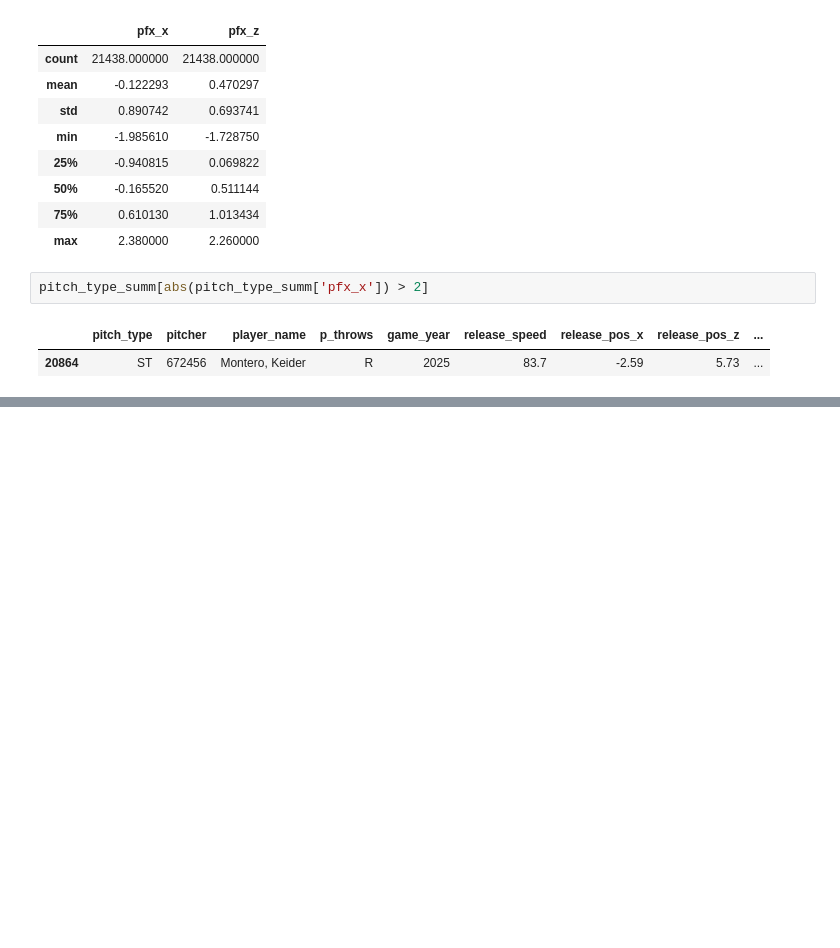
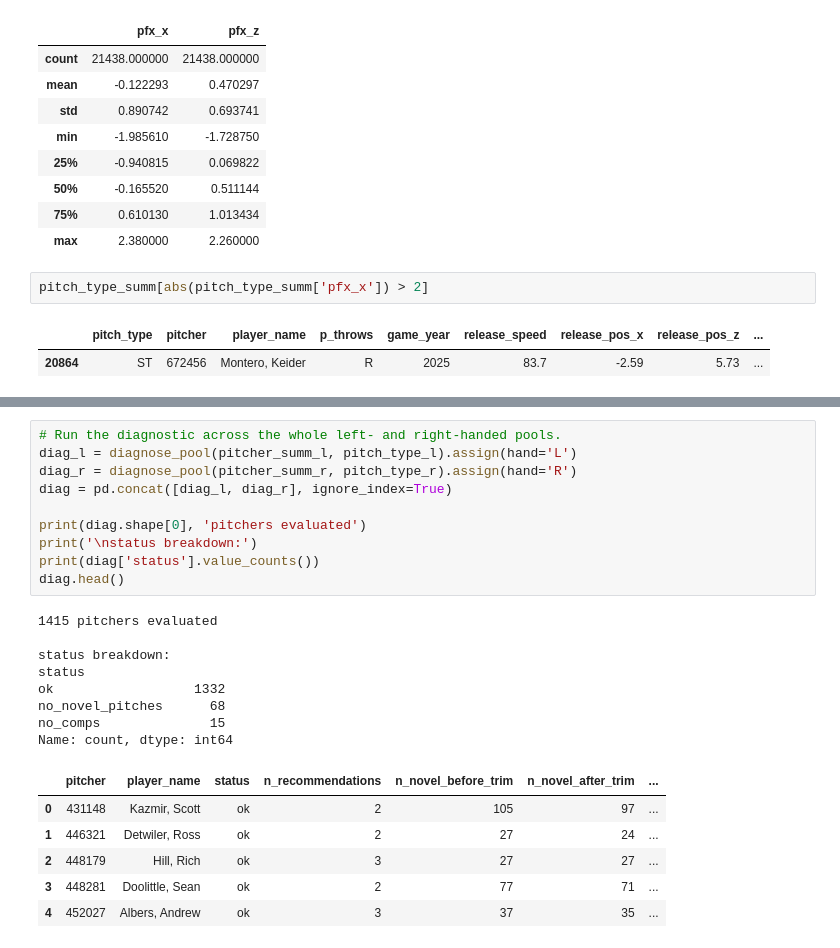
Before and after one commit to simontodreas/New-Pitches-Tool, a Jupyter notebook: Pitch Suggestions.ipynb, the cells around one changed output, grey strips where cells are left out. Cells and saved outputs as stored; diff of their text form; blank space fills up the shorter version.

```diff
--- a/Pitch Suggestions.ipynb
+++ b/Pitch Suggestions.ipynb
@@ -293,0 +418,25 @@ pitch_type_summ[abs(pitch_type_summ['pfx_x']) > 2]
+# %%
+# Run the diagnostic across the whole left- and right-handed pools.
+diag_l = diagnose_pool(pitcher_summ_l, pitch_type_l).assign(hand='L')
+diag_r = diagnose_pool(pitcher_summ_r, pitch_type_r).assign(hand='R')
+diag = pd.concat([diag_l, diag_r], ignore_index=True)
+
+print(diag.shape[0], 'pitchers evaluated')
+print('\nstatus breakdown:')
+print(diag['status'].value_counts())
+diag.head()
+# %% [output]
+1415 pitchers evaluated
+
+status breakdown:
+status
+ok                  1332
+no_novel_pitches      68
+no_comps              15
+Name: count, dtype: int64
+|  | pitcher | player_name | status | n_recommendations | n_novel_before_trim | n_novel_after_trim | ... |
+| 0 | 431148 | Kazmir, Scott | ok | 2 | 105 | 97 | ... |
+| 1 | 446321 | Detwiler, Ross | ok | 2 | 27 | 24 | ... |
+| 2 | 448179 | Hill, Rich | ok | 3 | 27 | 27 | ... |
+| 3 | 448281 | Doolittle, Sean | ok | 2 | 77 | 71 | ... |
+| 4 | 452027 | Albers, Andrew | ok | 3 | 37 | 35 | ... |
```
Also changed, not shown: parts of 5 cells of this notebook, 1 other file.
